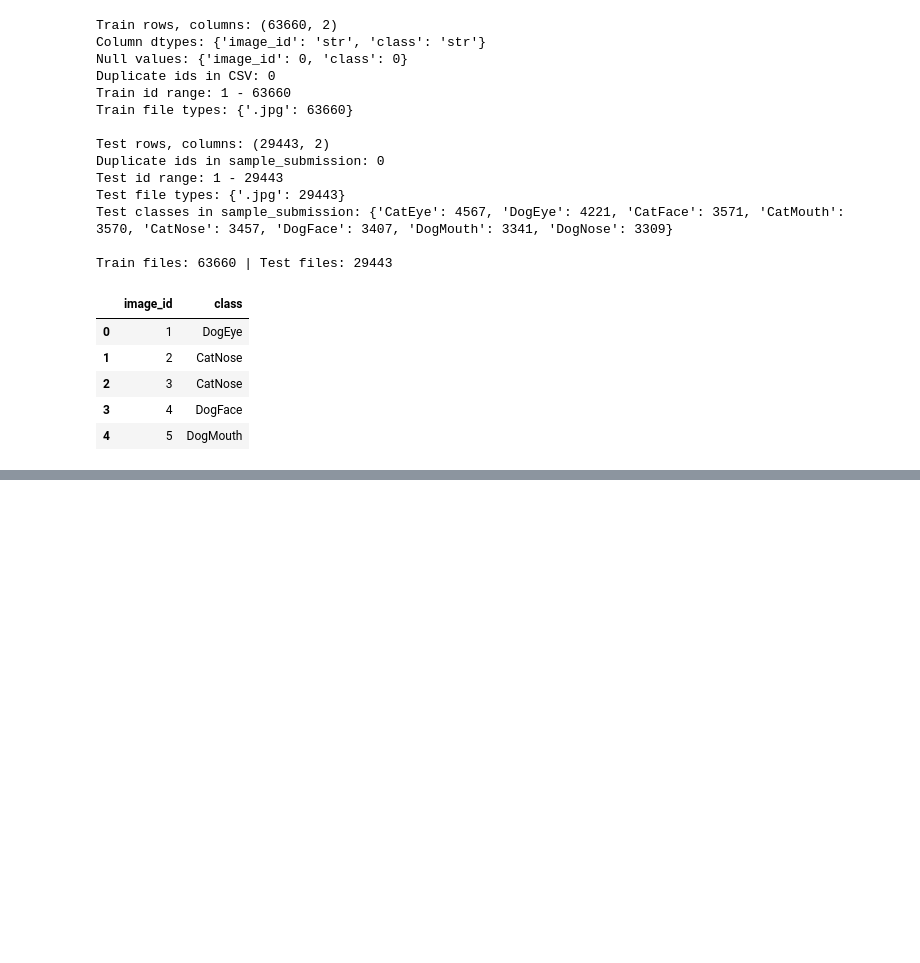
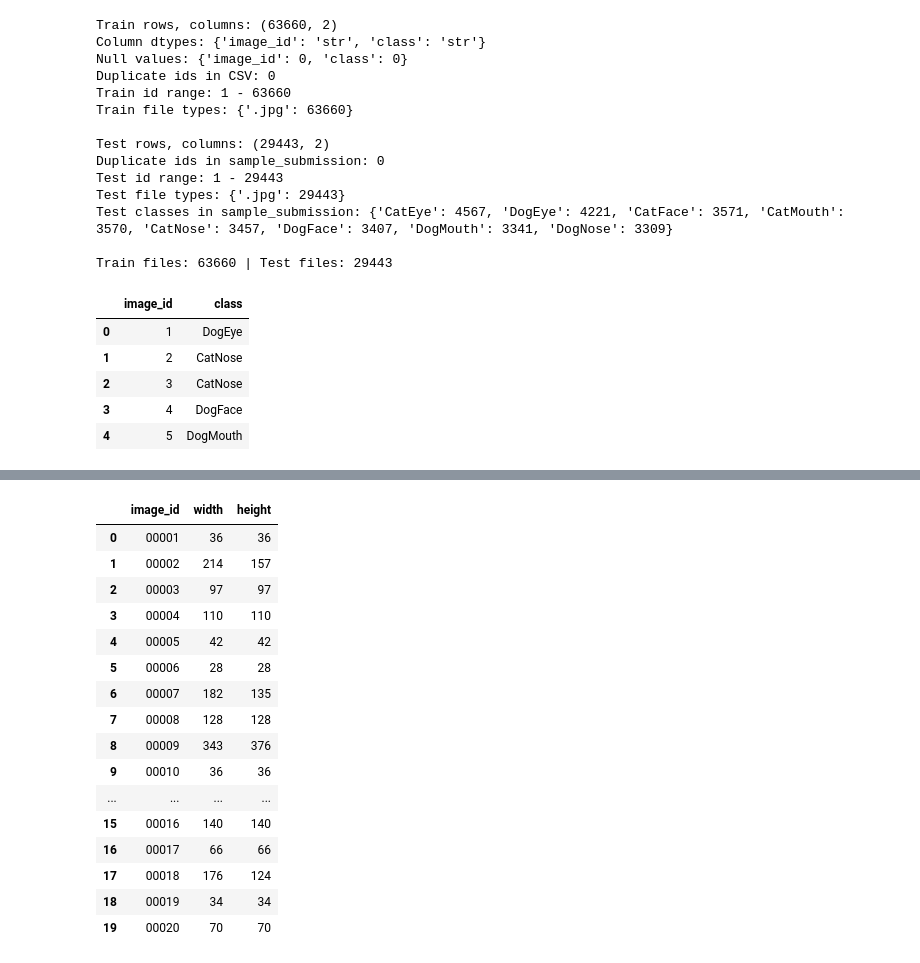
Before and after one commit to ShawnLeeyz/KaggleCompetitionENGE707, a Jupyter notebook: Task1_Data_Exploration.ipynb, the cells around one changed output, grey strips where cells are left out. Saved outputs shown, nothing was run; the diff lists cells and outputs as text; code cells hidden in the pictures; blank space fills up the shorter version.

```diff
--- a/Task1_Data_Exploration.ipynb
+++ b/Task1_Data_Exploration.ipynb
@@ -135,0 +182,80 @@ Train files: 63660 | Test files: 29443
+# %%
+import hashlib
+import io
+
+# --- Inspect training and test images ---
+records = []
+
+for split, dataframe in [("train", train_df), ("test", sample_sub)]:
+    for _, sample in dataframe.iterrows():
+        record = {
+            "split": split,
+            "image_id": sample["image_id"],
+            "class": sample["class"] if split == "train" else None,
+            "path": str(sample["path"]),
+            "width": None,
+            "height": None,
+            "sha256": None,
+            "error": None,
+        }
+
+        try:
+            image_bytes = Path(sample["path"]).read_bytes()
+            record["sha256"] = hashlib.sha256(image_bytes).hexdigest()
+
+            with Image.open(io.BytesIO(image_bytes)) as image:
+                image.load()
+                record["width"], record["height"] = image.size
+
+        except Exception as error:
+            record["error"] = f"{type(error).__name__}: {error}"
+
+        records.append(record)
+
+    print(f"Checked {split}: {len(dataframe):,} images")
+
+image_checks = pd.DataFrame(records)
+image_checks[["width", "height"]] = (
+    image_checks[["width", "height"]].astype("Int64")
+)
+valid_images = image_checks[image_checks["error"].isna()].copy()
+
+# --- Count each image size ---
+size_counts = (
+    valid_images.groupby(["split", "width", "height"])
+    .size()
+    .reset_index(name="instances")
+    .sort_values(["split", "instances"], ascending=[True, False])
+)
+
+print("\nImage size frequencies:")
+display(size_counts)
+
+print("\nDimension summary:")
+display(
+    valid_images.groupby("split")[["width", "height"]]
+    .agg(["min", "median", "max"])
+)
+
+# Flag sizes that differ from the most common size in each dataset
+for split in ["train", "test"]:
+    counts = size_counts[size_counts["split"] == split]
+    if counts.empty:
+        continue
+
+    common_size = counts.iloc[0]
+    different_sizes = valid_images[
+        (valid_images["split"] == split)
+        & (
+            (valid_images["width"] != common_size["width"])
+            | (valid_images["height"] != common_size["height"])
+        )
+    ]
+
+    print(
+        f"\n{split}: {len(different_sizes):,} images differ from "
+        f"the most common size "
+        f"({common_size['width']} × {common_size['height']})."
+    )
+    display(different_sizes[["image_id", "width", "height"]].head(20))
+# %% [output]
@@ -135,0 +286,17 @@ Train files: 63660 | Test files: 29443
+|  | image_id | width | height |
+| 0 | 00001 | 36 | 36 |
+| 1 | 00002 | 214 | 157 |
+| 2 | 00003 | 97 | 97 |
+| 3 | 00004 | 110 | 110 |
+| 4 | 00005 | 42 | 42 |
+| 5 | 00006 | 28 | 28 |
+| 6 | 00007 | 182 | 135 |
+| 7 | 00008 | 128 | 128 |
+| 8 | 00009 | 343 | 376 |
+| 9 | 00010 | 36 | 36 |
+| ... | ... | ... | ... |
+| 15 | 00016 | 140 | 140 |
+| 16 | 00017 | 66 | 66 |
+| 17 | 00018 | 176 | 124 |
+| 18 | 00019 | 34 | 34 |
+| 19 | 00020 | 70 | 70 |
```
Also changed, not shown: parts of 10 cells of this notebook, 1 other file.
